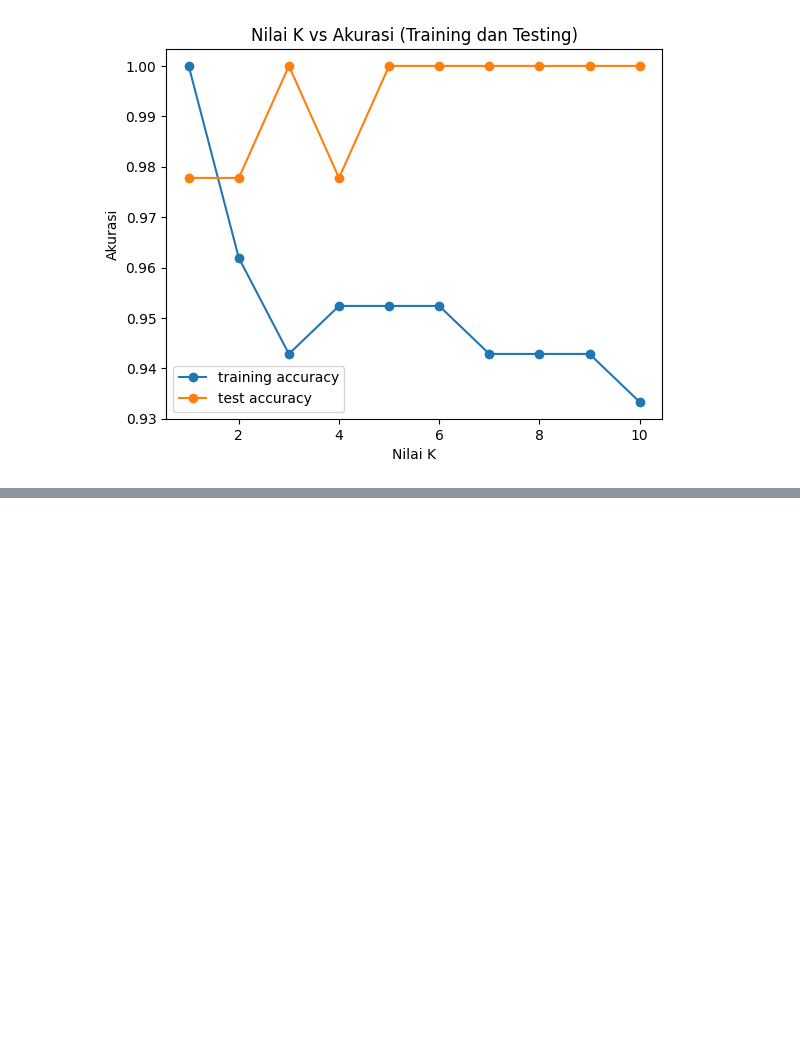
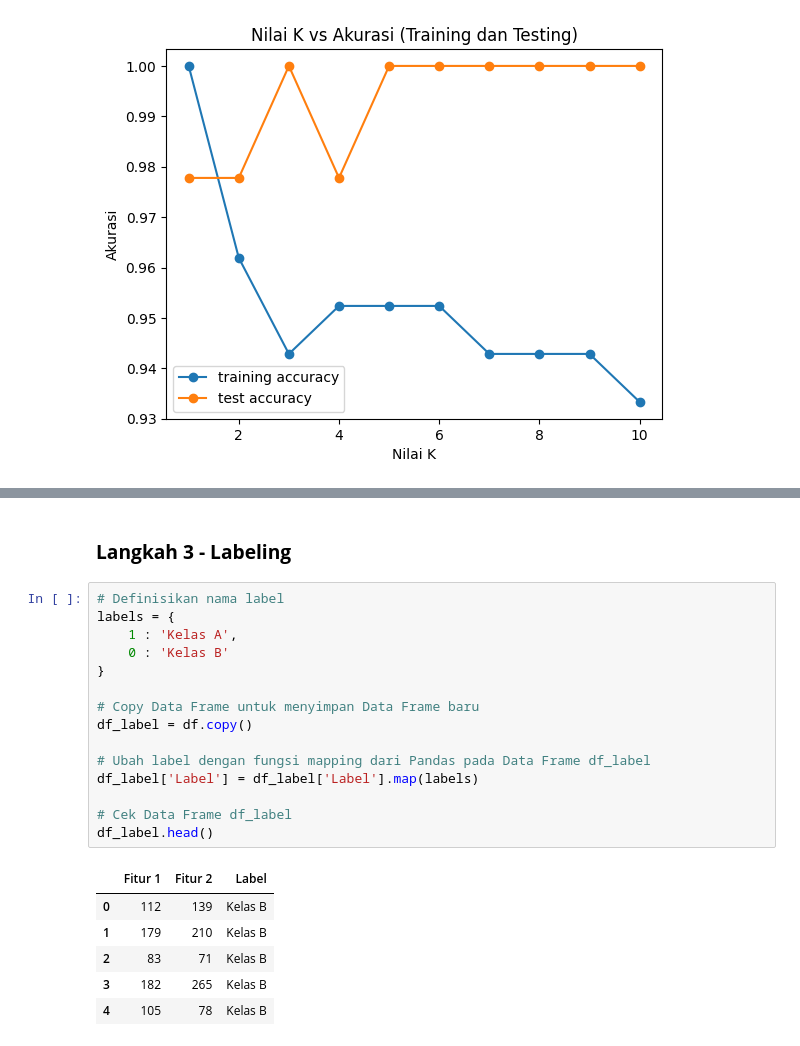
Before and after one commit to nurilhuda05/Pembelajaran_Mesin_2026, a Jupyter notebook: TG9_244107020004_Muhammad_Nuril_Huda.ipynb, the cells around one changed output, grey strips where cells are left out. Cells and saved outputs as stored; diff of their text form; blank space fills up the shorter version.

```diff
--- a/TG9_244107020004_Muhammad_Nuril_Huda.ipynb
+++ b/TG9_244107020004_Muhammad_Nuril_Huda.ipynb
@@ -159,0 +254,24 @@ plt.show()
+# %% [markdown]
+### **Langkah 3 - Labeling**
+# %%
+# Definisikan nama label
+labels = {
+    1 : 'Kelas A',
+    0 : 'Kelas B'
+}
+
+# Copy Data Frame untuk menyimpan Data Frame baru
+df_label = df.copy()
+
+# Ubah label dengan fungsi mapping dari Pandas pada Data Frame df_label
+df_label['Label'] = df_label['Label'].map(labels)
+
+# Cek Data Frame df_label
+df_label.head()
+# %% [output]
+|  | Fitur 1 | Fitur 2 | Label |
+| 0 | 112 | 139 | Kelas B |
+| 1 | 179 | 210 | Kelas B |
+| 2 | 83 | 71 | Kelas B |
+| 3 | 182 | 265 | Kelas B |
+| 4 | 105 | 78 | Kelas B |
```
Also changed, not shown: parts of 14 cells of this notebook.
